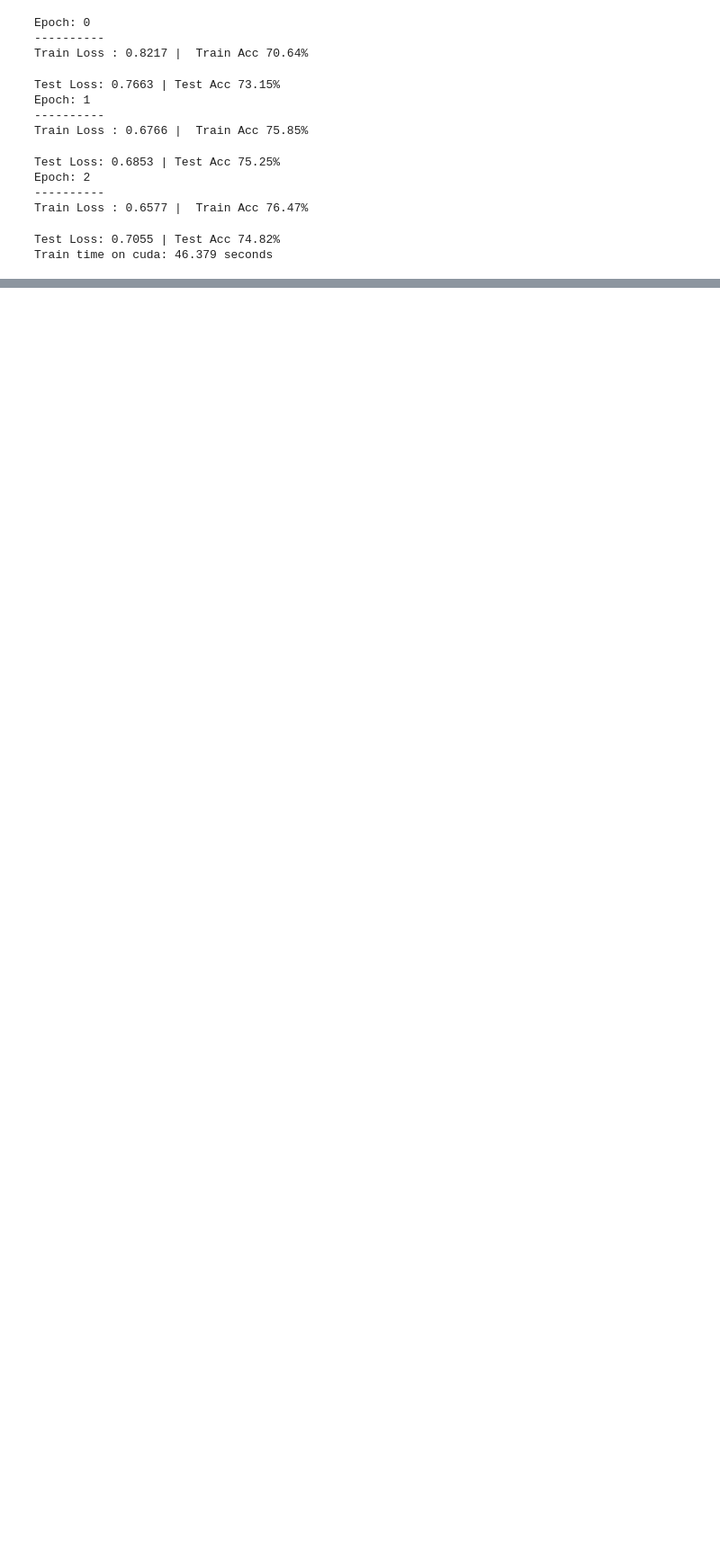
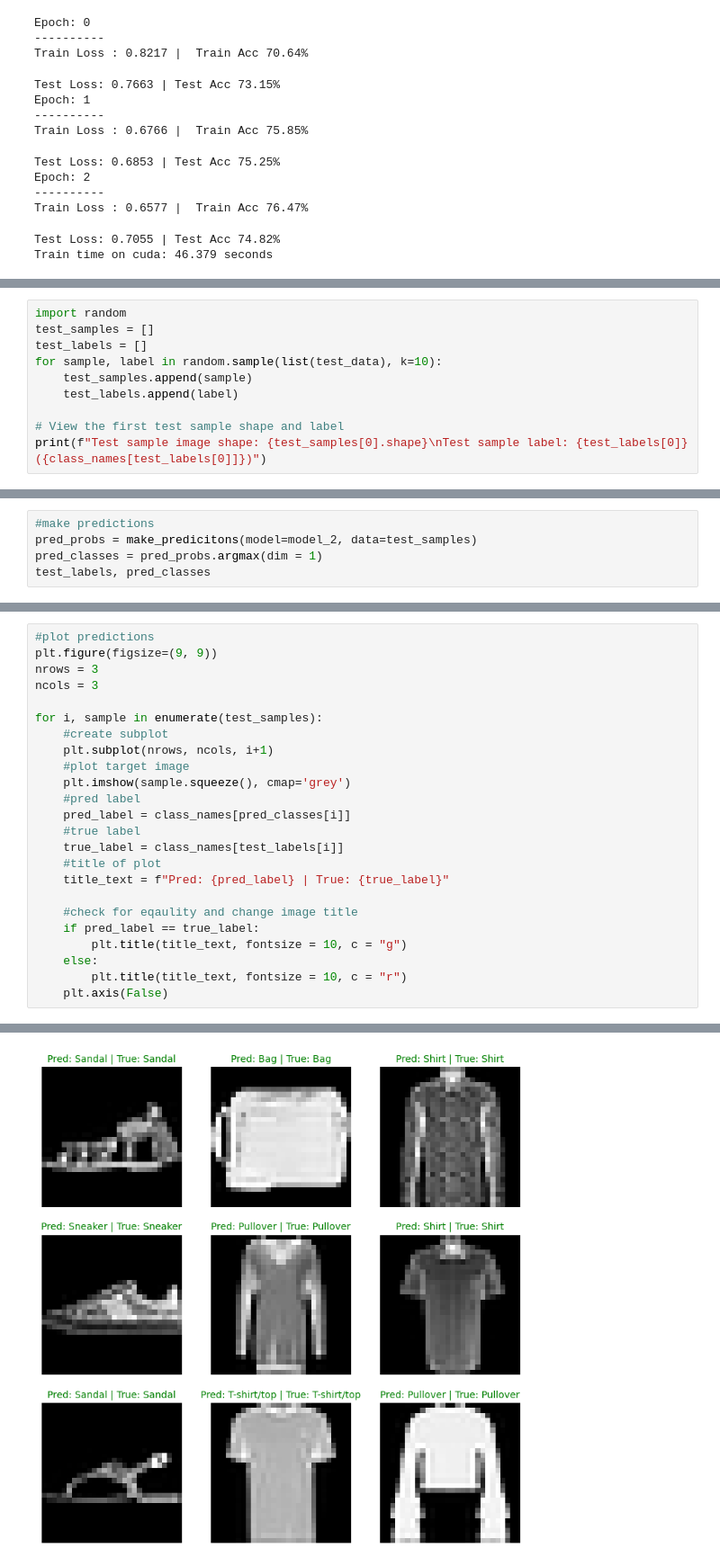
Before and after one commit to daniellee6925/PyTorch_for_DeepLearning, a Jupyter notebook: computer_vision.ipynb, the cells around one changed output, grey strips where cells are left out. Shown at 90% size. Drawn from its saved outputs; the diff is of its cells as text; blank space fills up the shorter version.

Commit message:
finalize computer_vision model 2

```diff
--- a/computer_vision.ipynb
+++ b/computer_vision.ipynb
@@ -458,0 +630,10 @@ Train time on cuda: 46.379 seconds
+# %%
+import random
+test_samples = []
+test_labels = []
+for sample, label in random.sample(list(test_data), k=10):
+    test_samples.append(sample)
+    test_labels.append(label)
+
+# View the first test sample shape and label
+print(f"Test sample image shape: {test_samples[0].shape}\nTest sample label: {test_labels[0]} ({class_names[test_labels[0]]})")
@@ -458,0 +643,5 @@ Train time on cuda: 46.379 seconds
+# %%
+#make predictions
+pred_probs = make_predicitons(model=model_2, data=test_samples)
+pred_classes = pred_probs.argmax(dim = 1)
+test_labels, pred_classes
@@ -458,0 +650,25 @@ Train time on cuda: 46.379 seconds
+# %%
+#plot predictions
+plt.figure(figsize=(9, 9))
+nrows = 3
+ncols = 3
+
+for i, sample in enumerate(test_samples):
+    #create subplot
+    plt.subplot(nrows, ncols, i+1)
+    #plot target image
+    plt.imshow(sample.squeeze(), cmap='grey')
+    #pred label
+    pred_label = class_names[pred_classes[i]]
+    #true label
+    true_label = class_names[test_labels[i]]
+    #title of plot
+    title_text = f"Pred: {pred_label} | True: {true_label}"
+
+    #check for eqaulity and change image title
+    if pred_label == true_label:
+        plt.title(title_text, fontsize = 10, c = "g")
+    else:
+        plt.title(title_text, fontsize = 10, c = "r")
+    plt.axis(False)
+# %% [output]
@@ -458,0 +676 @@ Train time on cuda: 46.379 seconds
+[figure, added]
```
Also changed, not shown: parts of 18 cells of this notebook, 2 other files.
